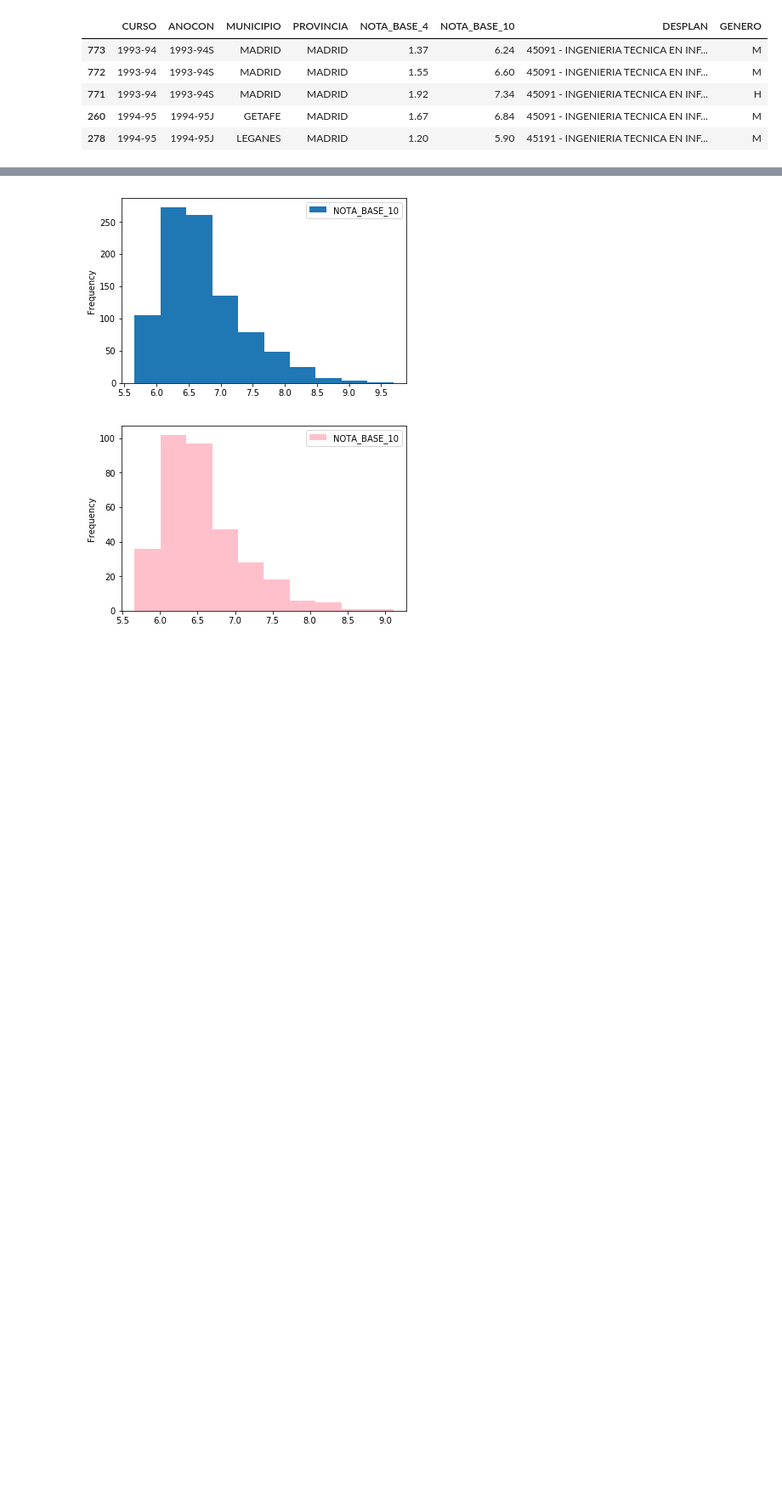
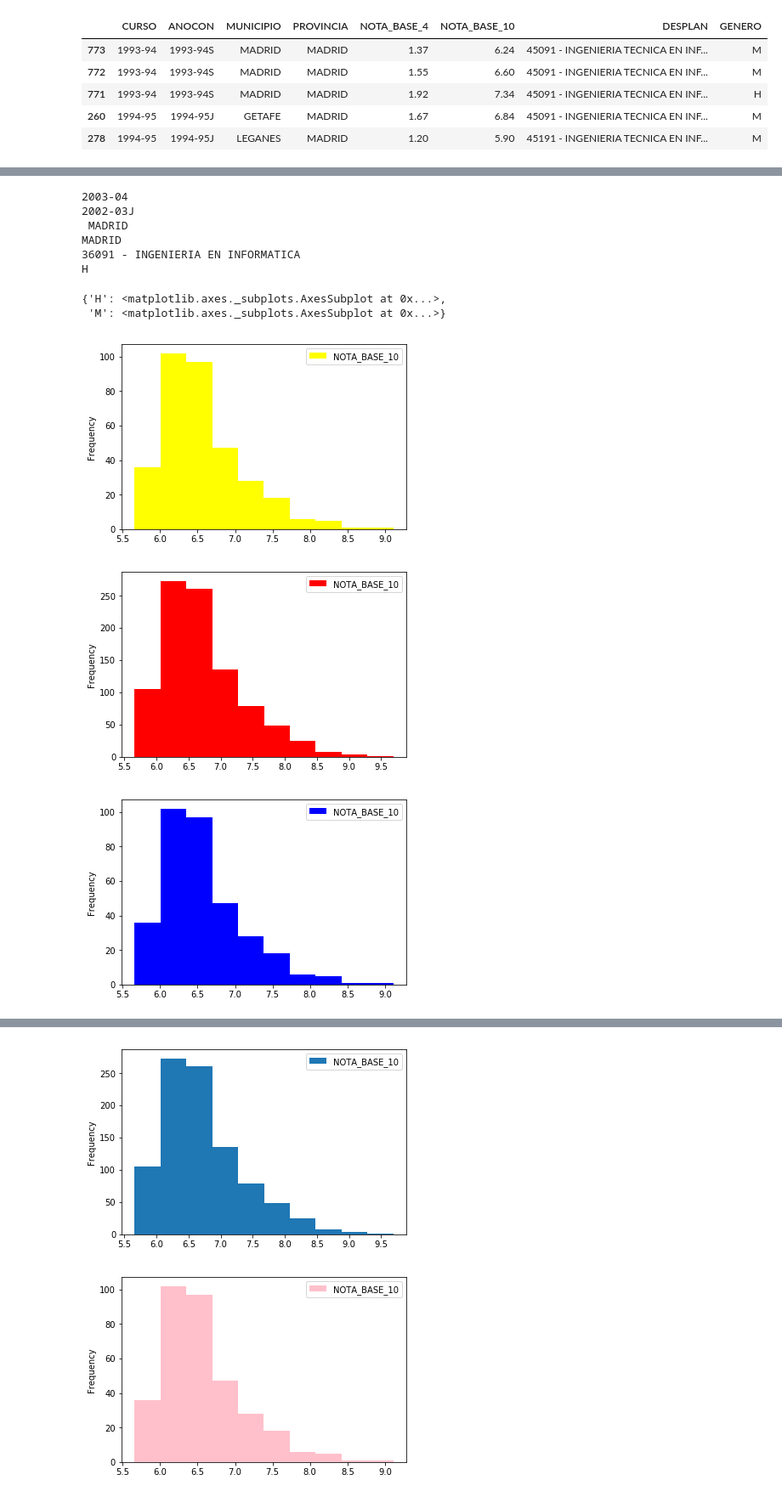
Before and after one commit to jorses/tfg, a Jupyter notebook: notebooks/test_notas.ipynb, the cells around one changed output, grey strips where cells are left out. Shown at 85% size. Drawn from its saved outputs; the diff is of its cells as text; code cells hidden in the pictures; blank space fills up the shorter version.

```diff
--- a/notebooks/test_notas.ipynb
+++ b/notebooks/test_notas.ipynb
@@ -71,0 +48,53 @@ H
+# %%
+df_h = df[df["GENERO"]=="H"]
+generate_plot(df_m)
+category_counts_most_frequent = {}
+
+for c in category_counts:
+    max_cat = max(category_counts[c].items(), key=operator.itemgetter(1))[0]
+    print(max_cat)
+    category_counts_most_frequent[c] = {
+            max_cat : category_counts[c][max_cat]
+    }
+
+def generate_grade_plot(X):
+    """ Generates grade plot for a certain subgroup """
+    return X.plot(kind='hist', y="NOTA_BASE_10",color=random.choice(COLORS))
+
+def generate_grade_plots(X,c):
+    plots = {}
+    for cat in category_counts[c]:
+        X_aux = X[X[c] == cat]
+        plots[cat] = generate_grade_plot(X_aux)
+    return plots
+
+def generate_category_count_pie(c):
+    fig = plt.figure()
+    plt.pie([v for v in category_counts[c].values()], labels=[k for k in category_counts[c].keys()], autopct=None)
+    return fig
+
+def generate_category_count_bar(c):
+    fig = plt.figure()
+    plt.bar(range(len(category_counts[c])), list(category_counts[c].values()), align='center',color=random.choice(COLORS))
+    plt.xticks(range(len(category_counts[c])), list(category_counts[c].keys()))
+    return fig
+
+def generate_description(category_counts):
+    report = ""
+    for c in categorical_columns:
+        for cat in category_counts[c]:
+            report += DESCRIPTIONS[c][0] + str(category_counts[c][cat]) + DESCRIPTIONS[c][1] + str(cat) +". "
+    return report
+generate_grade_plots(df,"GENERO")
+# %% [output]
+2003-04
+2002-03J
+ MADRID
+MADRID
+36091 - INGENIERIA EN INFORMATICA
+H
+{'H': <matplotlib.axes._subplots.AxesSubplot at 0x...>,
+ 'M': <matplotlib.axes._subplots.AxesSubplot at 0x...>}
+[figure, added]
+[figure, added]
+[figure, added]
```
Also changed, not shown: parts of 4 cells of this notebook.
